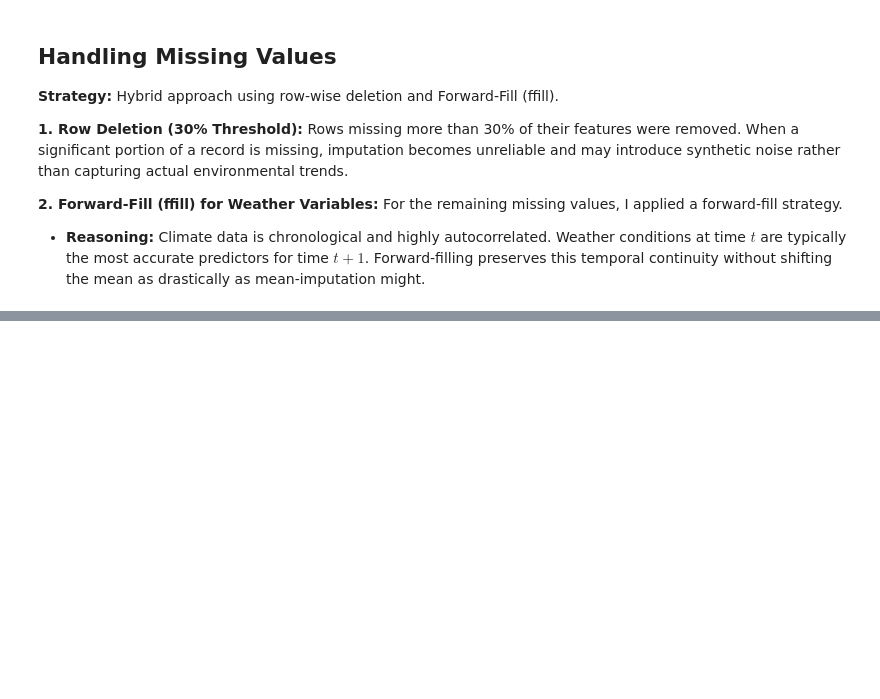
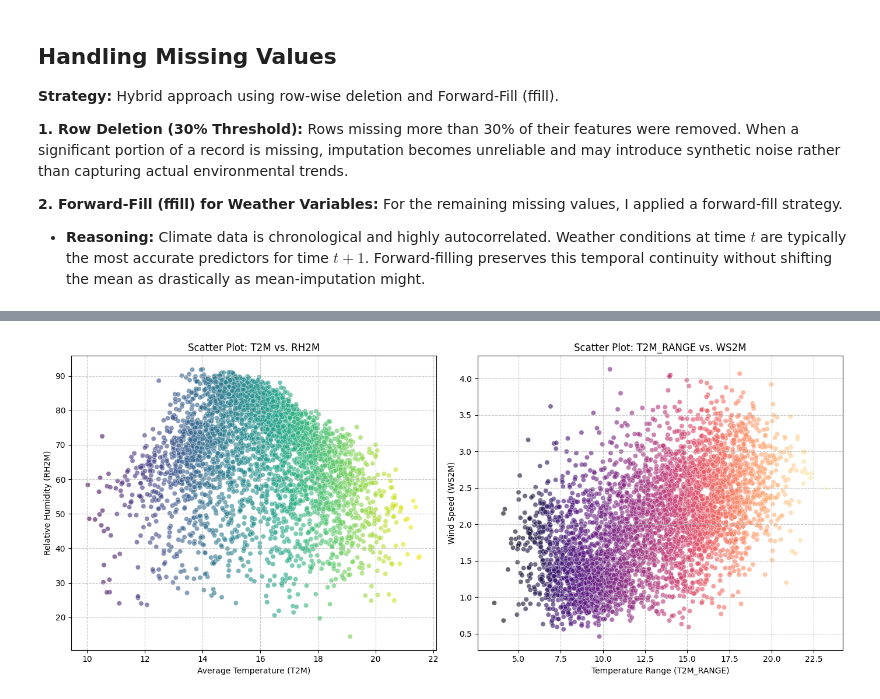
Before and after one commit to meti-creator/climate-challenge-week0, a Jupyter notebook: ethiopia_eda.ipynb, the cells around one changed output, grey strips where cells are left out. Saved outputs shown, nothing was run; the diff lists cells and outputs as text; code cells hidden in the pictures; blank space fills up the shorter version.

```diff
--- a/ethiopia_eda.ipynb
+++ b/ethiopia_eda.ipynb
@@ -169,0 +346,25 @@ print(me)
+# %%
+import matplotlib.pyplot as plt
+import seaborn as sns
+
+# Scatter plot for T2M vs. RH2M
+plt.figure(figsize=(14, 6))
+plt.subplot(1, 2, 1) # 1 row, 2 columns, first plot
+sns.scatterplot(x='T2M', y='RH2M', data=df, alpha=0.6, hue='T2M', palette='viridis', legend=False)
+plt.title('Scatter Plot: T2M vs. RH2M')
+plt.xlabel('Average Temperature (T2M)')
+plt.ylabel('Relative Humidity (RH2M)')
+plt.grid(True, linestyle='--', alpha=0.7)
+
+# Scatter plot for T2M_RANGE vs. WS2M
+plt.subplot(1, 2, 2) # 1 row, 2 columns, second plot
+sns.scatterplot(x='T2M_RANGE', y='WS2M', data=df, alpha=0.6, hue='T2M_RANGE', palette='magma', legend=False)
+plt.title('Scatter Plot: T2M_RANGE vs. WS2M')
+plt.xlabel('Temperature Range (T2M_RANGE)')
+plt.ylabel('Wind Speed (WS2M)')
+plt.grid(True, linestyle='--', alpha=0.7)
+
+plt.tight_layout()
+plt.show()
+# %% [output]
+[figure, added]
```
Also changed, not shown: parts of 25 cells of this notebook.
